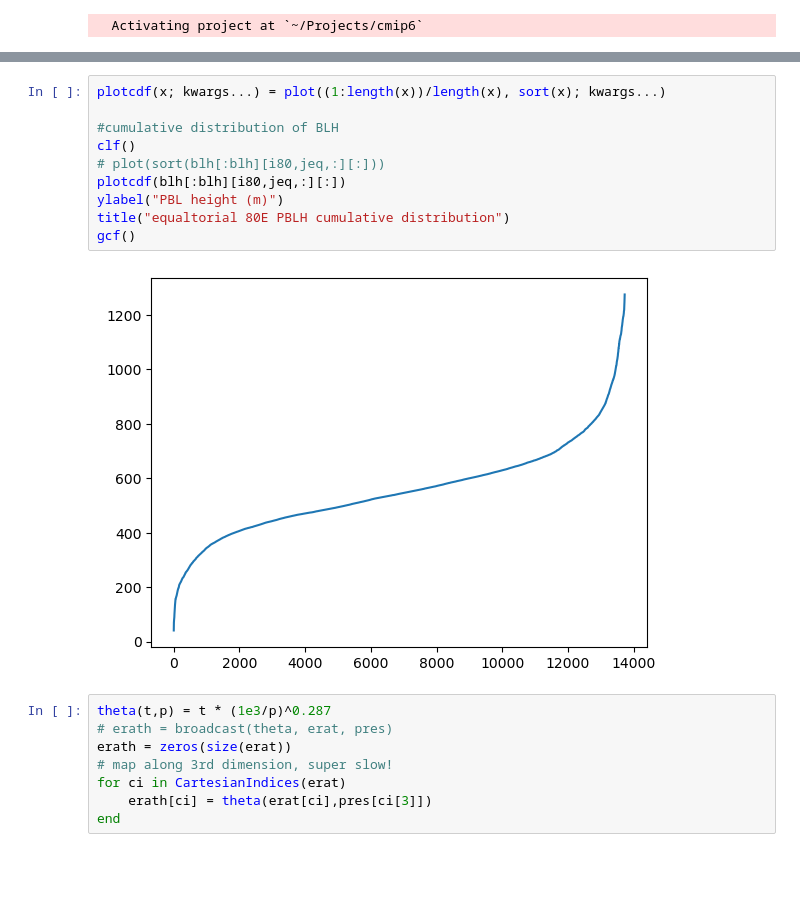
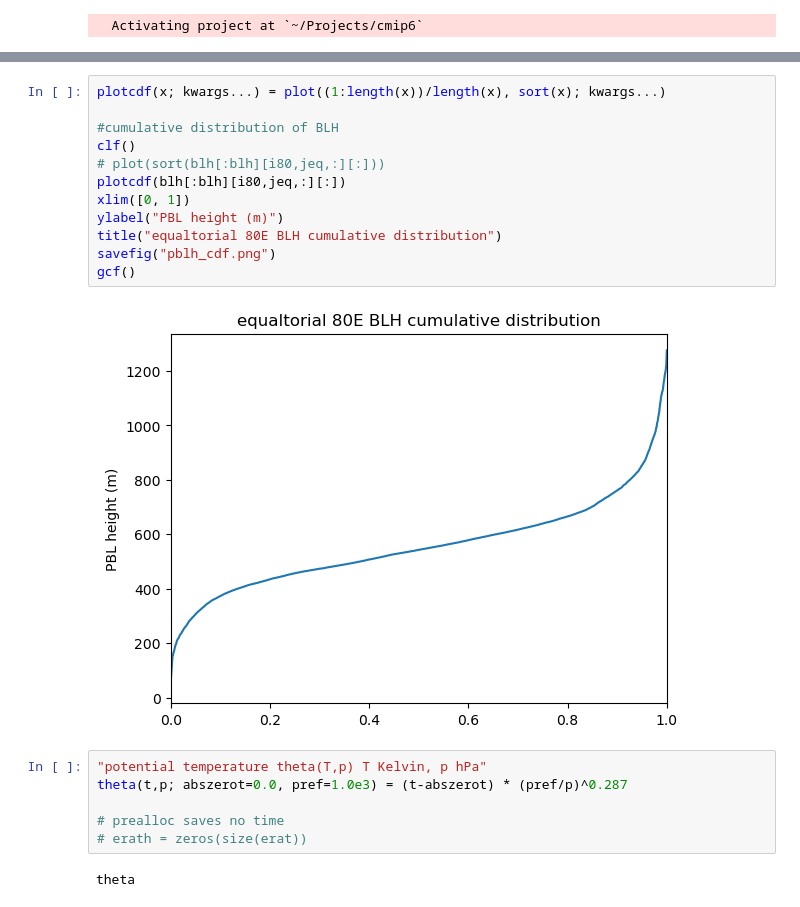
Before and after one commit to deszoeke/cmip6, a Jupyter notebook: era5/era5_mjo_vert.ipynb, the cells around one changed output, grey strips where cells are left out. Cells and saved outputs as stored; diff of their text form; blank space fills up the shorter version.

```diff
--- a/era5/era5_mjo_vert.ipynb
+++ b/era5/era5_mjo_vert.ipynb
@@ -106,20 +115,22 @@ gcf()
 # %%
 plotcdf(x; kwargs...) = plot((1:length(x))/length(x), sort(x); kwargs...)
 
 #cumulative distribution of BLH
 clf()
 # plot(sort(blh[:blh][i80,jeq,:][:]))
 plotcdf(blh[:blh][i80,jeq,:][:])
+xlim([0, 1])
 ylabel("PBL height (m)")
-title("equaltorial 80E PBLH cumulative distribution")
+title("equaltorial 80E BLH cumulative distribution")
+savefig("pblh_cdf.png")
 gcf()
 # %% [output]
-[figure, old version]
+[figure, new version]
-# %%
-theta(t,p) = t * (1e3/p)^0.287
-# erath = broadcast(theta, erat, pres)
-erath = zeros(size(erat))
-# map along 3rd dimension, super slow!
-for ci in CartesianIndices(erat)
-    erath[ci] = theta(erat[ci],pres[ci[3]])
-end
+# %%
+"potential temperature theta(T,p) T Kelvin, p hPa"
+theta(t,p; abszerot=0.0, pref=1.0e3) = (t-abszerot) * (pref/p)^0.287
+
+# prealloc saves no time
+# erath = zeros(size(erat))
+# %% [output]
+theta
```
Also changed, not shown: parts of 14 cells of this notebook, 4 other files.
